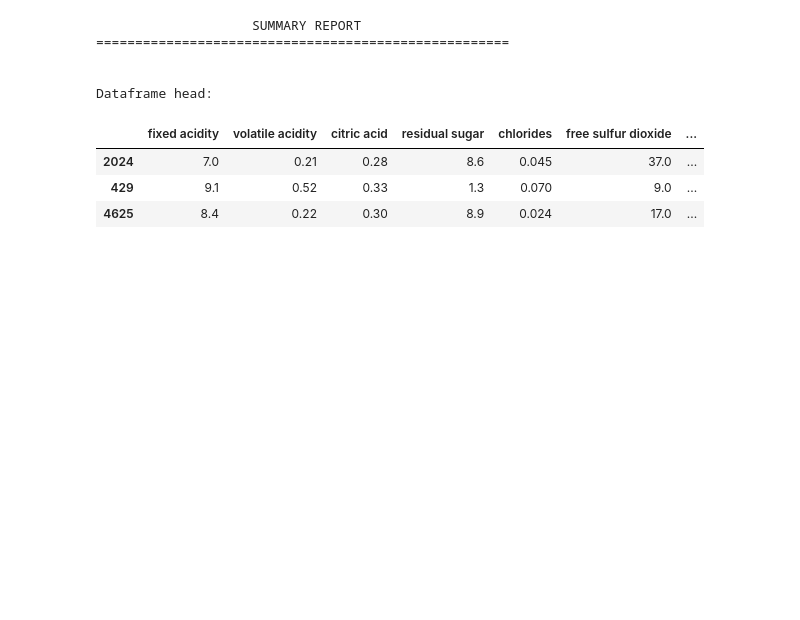
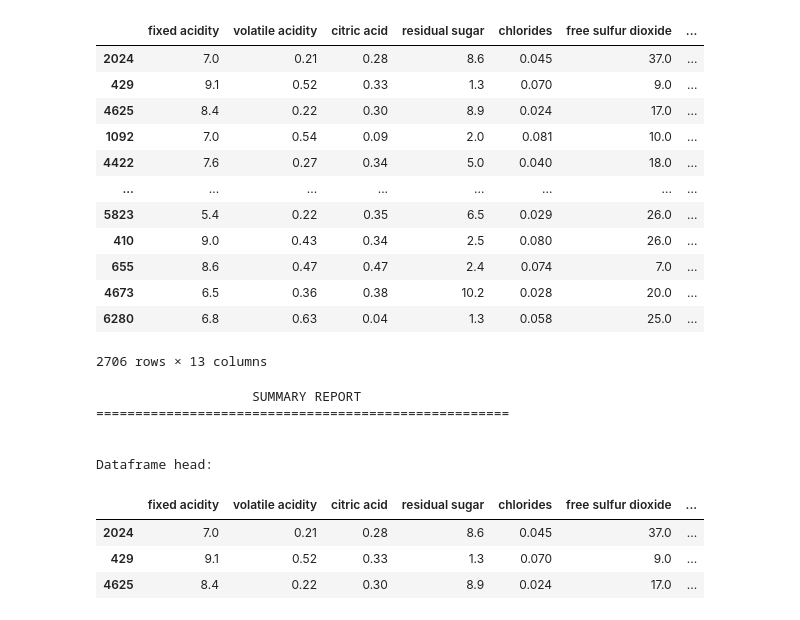
Before and after one commit to aaron-and-caroWINE/wine_clustering_project, a Jupyter notebook: explore_working_am.ipynb, the cells around one changed output. Drawn from its saved outputs; the diff is of its cells as text; code cells hidden in the pictures; blank space fills up the shorter version.

```diff
--- a/explore_working_am.ipynb
+++ b/explore_working_am.ipynb
@@ -21,5 +34,21 @@ train, validate, test, train_scaled, validate_scaled, test_scaled = wrangle_wine
 
 [4834 rows x 13 columns]
+# %%
+train
+# %% [output]
+|  | fixed acidity | volatile acidity | citric acid | residual sugar | chlorides | free sulfur dioxide | ... |
+| 2024 | 7.0 | 0.21 | 0.28 | 8.6 | 0.045 | 37.0 | ... |
+| 429 | 9.1 | 0.52 | 0.33 | 1.3 | 0.070 | 9.0 | ... |
+| 4625 | 8.4 | 0.22 | 0.30 | 8.9 | 0.024 | 17.0 | ... |
+| 1092 | 7.0 | 0.54 | 0.09 | 2.0 | 0.081 | 10.0 | ... |
+| 4422 | 7.6 | 0.27 | 0.34 | 5.0 | 0.040 | 18.0 | ... |
+| ... | ... | ... | ... | ... | ... | ... | ... |
+| 5823 | 5.4 | 0.22 | 0.35 | 6.5 | 0.029 | 26.0 | ... |
+| 410 | 9.0 | 0.43 | 0.34 | 2.5 | 0.080 | 26.0 | ... |
+| 655 | 8.6 | 0.47 | 0.47 | 2.4 | 0.074 | 7.0 | ... |
+| 4673 | 6.5 | 0.36 | 0.38 | 10.2 | 0.028 | 20.0 | ... |
+| 6280 | 6.8 | 0.63 | 0.04 | 1.3 | 0.058 | 25.0 | ... |
+2706 rows × 13 columns
 # %%
 summarize(train)
 # %% [output]
```
Also changed, not shown: parts of 37 cells of this notebook.
